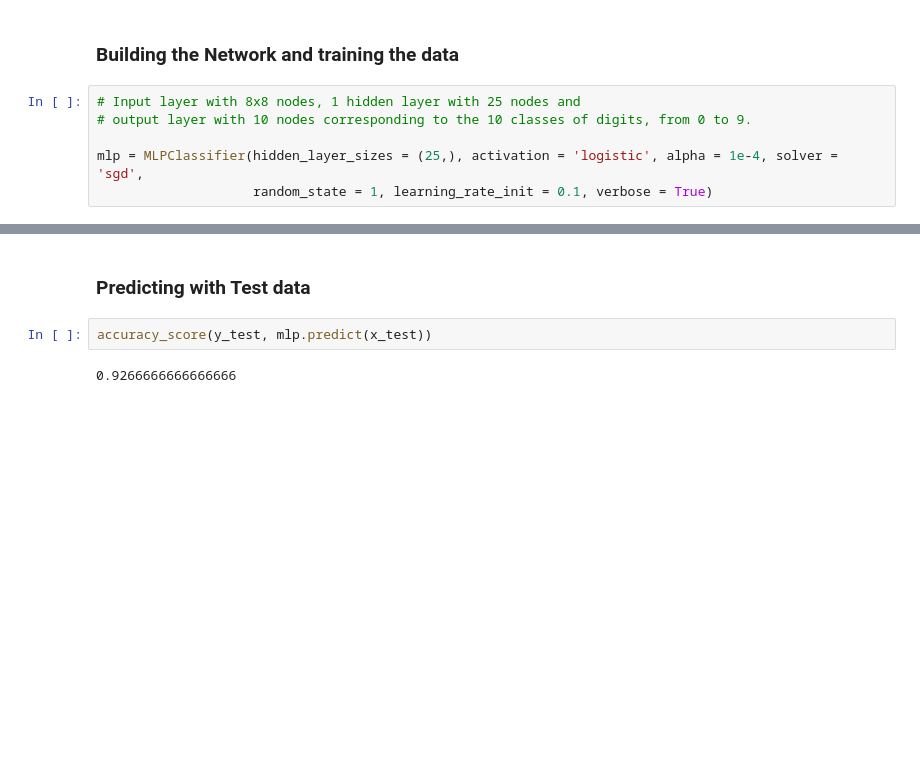
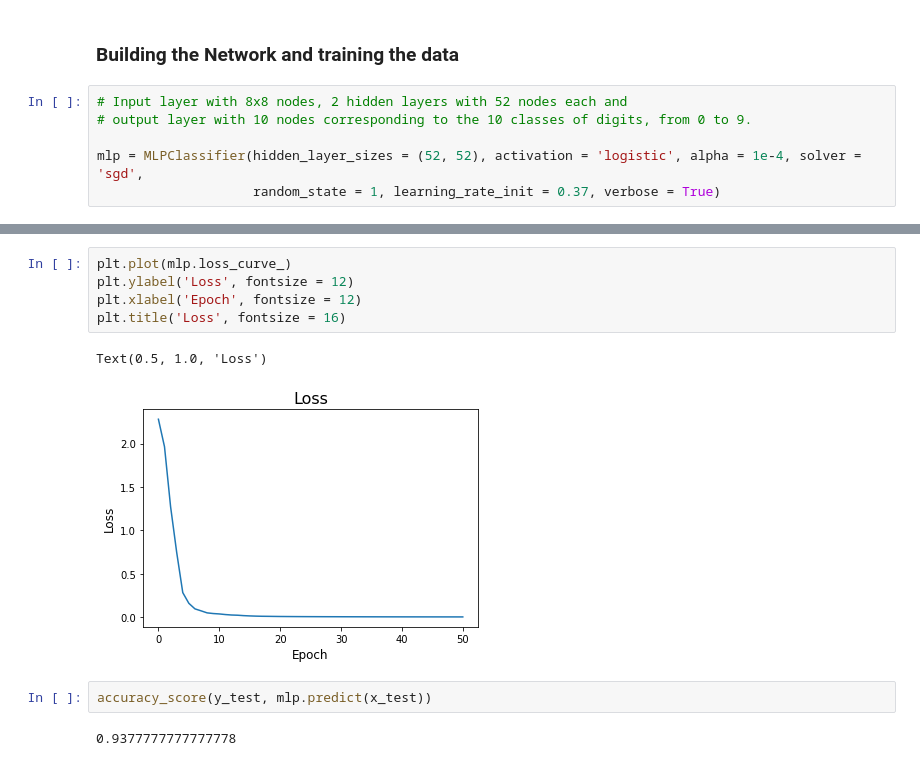
Before and after one commit to tanvigadgil/Handwritten-Digits-Recognizer, a Jupyter notebook: Recognizer.ipynb, the cells around one changed output, grey strips where cells are left out. Saved outputs shown, nothing was run; the diff lists cells and outputs as text; blank space fills up the shorter version.

```diff
--- a/Recognizer.ipynb
+++ b/Recognizer.ipynb
@@ -77,8 +77,8 @@ x_train, x_test, y_train, y_test = train_test_split(x, y, shuffle = False)
 # %% [markdown]
 ### Building the Network and training the data
 # %%
-# Input layer with 8x8 nodes, 1 hidden layer with 25 nodes and
+# Input layer with 8x8 nodes, 2 hidden layers with 52 nodes each and
 # output layer with 10 nodes corresponding to the 10 classes of digits, from 0 to 9.
 
-mlp = MLPClassifier(hidden_layer_sizes = (25,), activation = 'logistic', alpha = 1e-4, solver = 'sgd',
-                    random_state = 1, learning_rate_init = 0.1, verbose = True)
+mlp = MLPClassifier(hidden_layer_sizes = (52, 52), activation = 'logistic', alpha = 1e-4, solver = 'sgd',
+                    random_state = 1, learning_rate_init = 0.37, verbose = True)
@@ -107,7 +109,13 @@ MLPClassifier(activation='logistic', hidden_layer_sizes=(25,),
               verbose=True)
-# %% [markdown]
-### Predicting with Test data
+# %%
+plt.plot(mlp.loss_curve_)
+plt.ylabel('Loss', fontsize = 12)
+plt.xlabel('Epoch', fontsize = 12)
+plt.title('Loss', fontsize = 16)
+# %% [output]
+Text(0.5, 1.0, 'Loss')
+[figure, added]
 # %%
 accuracy_score(y_test, mlp.predict(x_test))
 # %% [output]
-0.9266666666666666
+0.9377777777777778
```
Also changed, not shown: parts of 2 cells of this notebook.
